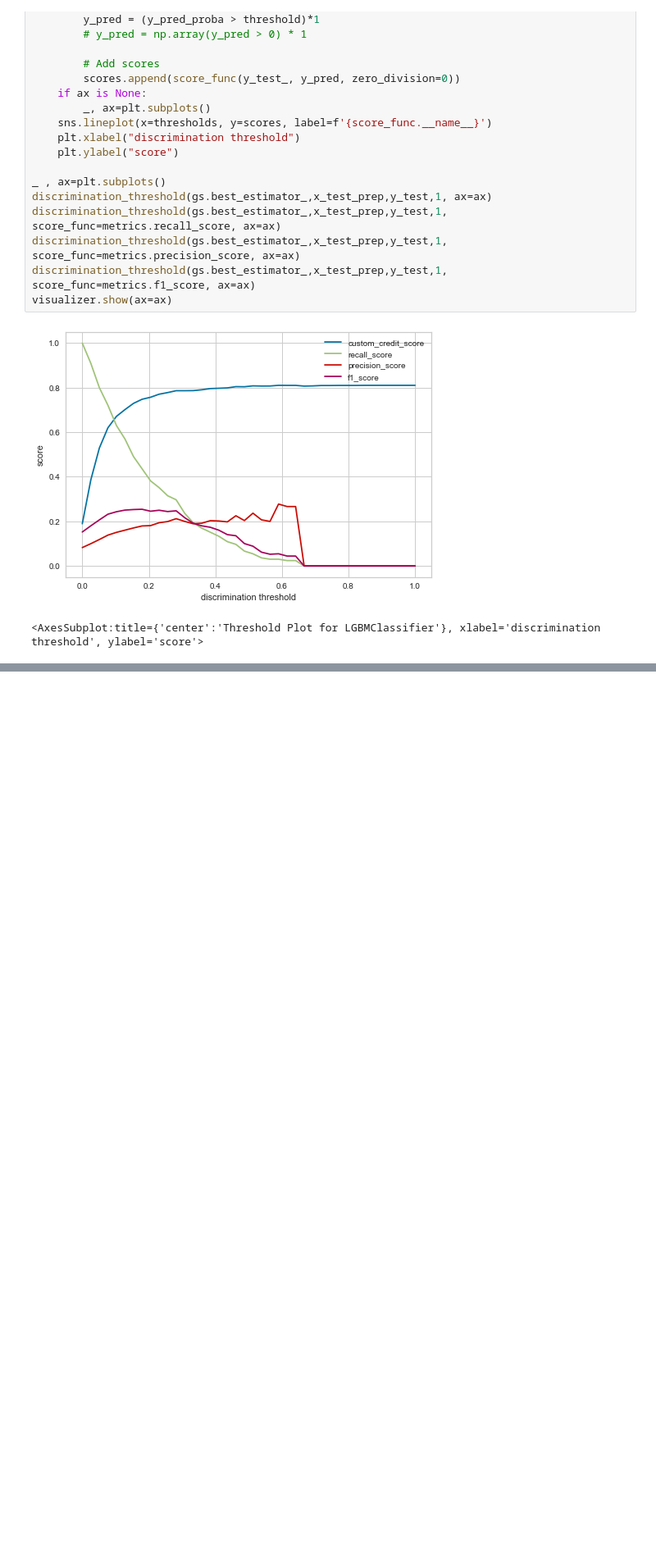
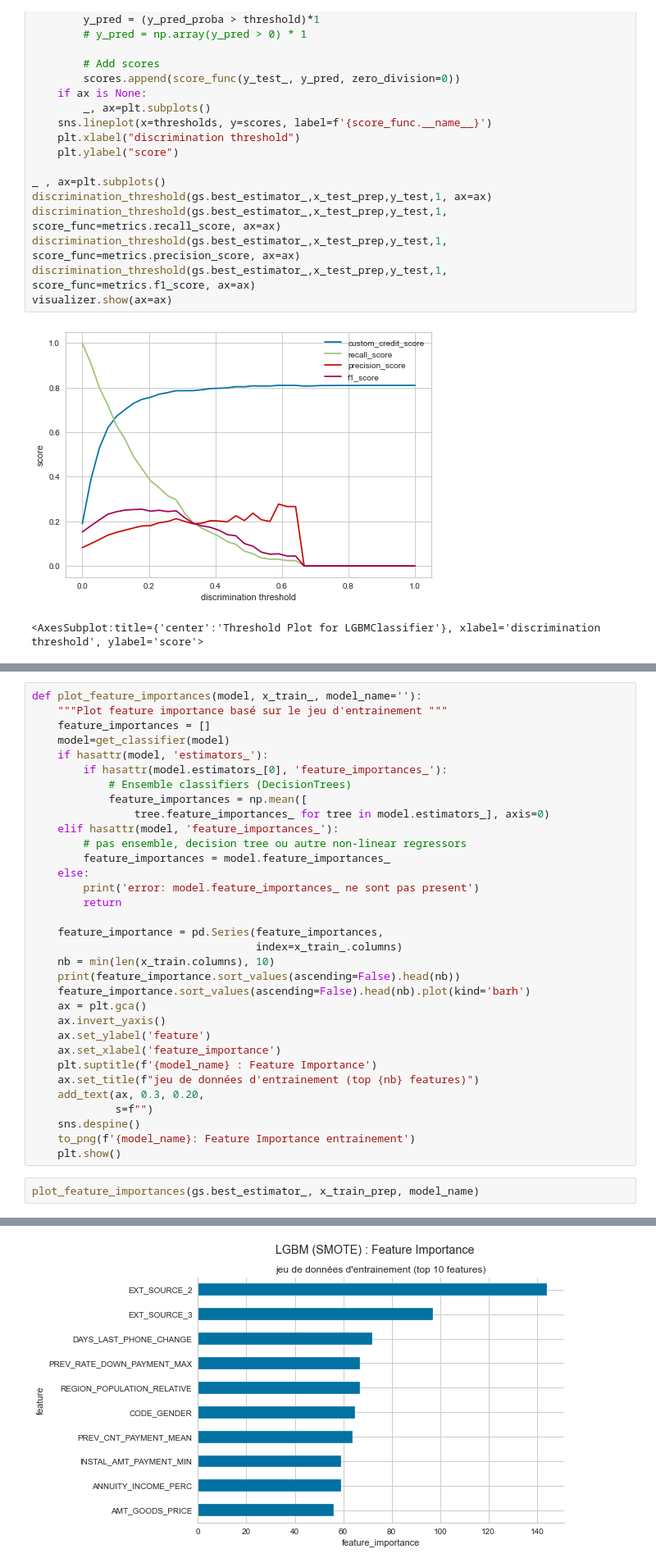
Before and after one commit to mrcreasey/oc-ds-p7-scoring-dashboard, a Jupyter notebook: code/P7_modelisation.ipynb, the cells around one changed output, grey strips where cells are left out. Shown at 82% size. Saved outputs shown, nothing was run; the diff lists cells and outputs as text; blank space fills up the shorter version.

Commit message:
add feature_importance and permutation importance

```diff
--- a/code/P7_modelisation.ipynb
+++ b/code/P7_modelisation.ipynb
@@ -2445,0 +2463,36 @@ visualizer.show(ax=ax)
+# %%
+def plot_feature_importances(model, x_train_, model_name=''):
+    """Plot feature importance basé sur le jeu d'entrainement """
+    feature_importances = []
+    model=get_classifier(model)
+    if hasattr(model, 'estimators_'):
+        if hasattr(model.estimators_[0], 'feature_importances_'):
+            # Ensemble classifiers (DecisionTrees)
+            feature_importances = np.mean([
+                tree.feature_importances_ for tree in model.estimators_], axis=0)
+    elif hasattr(model, 'feature_importances_'):
+        # pas ensemble, decision tree ou autre non-linear regressors
+        feature_importances = model.feature_importances_
+    else:
+        print('error: model.feature_importances_ ne sont pas present')
+        return
+
+    feature_importance = pd.Series(feature_importances,
+                                   index=x_train_.columns)
+    nb = min(len(x_train.columns), 10)
+    print(feature_importance.sort_values(ascending=False).head(nb))
+    feature_importance.sort_values(ascending=False).head(nb).plot(kind='barh')
+    ax = plt.gca()
+    ax.invert_yaxis()
+    ax.set_ylabel('feature')
+    ax.set_xlabel('feature_importance')
+    plt.suptitle(f'{model_name} : Feature Importance')
+    ax.set_title(f"jeu de données d'entrainement (top {nb} features)")
+    add_text(ax, 0.3, 0.20,
+             s=f"")
+    sns.despine()
+    to_png(f'{model_name}: Feature Importance entrainement')
+    plt.show()
+# %%
+plot_feature_importances(gs.best_estimator_, x_train_prep, model_name)
+# %% [output]
@@ -2445,0 +2511 @@ visualizer.show(ax=ax)
+[figure, added]
```
Also changed, not shown: parts of 7 cells of this notebook.
